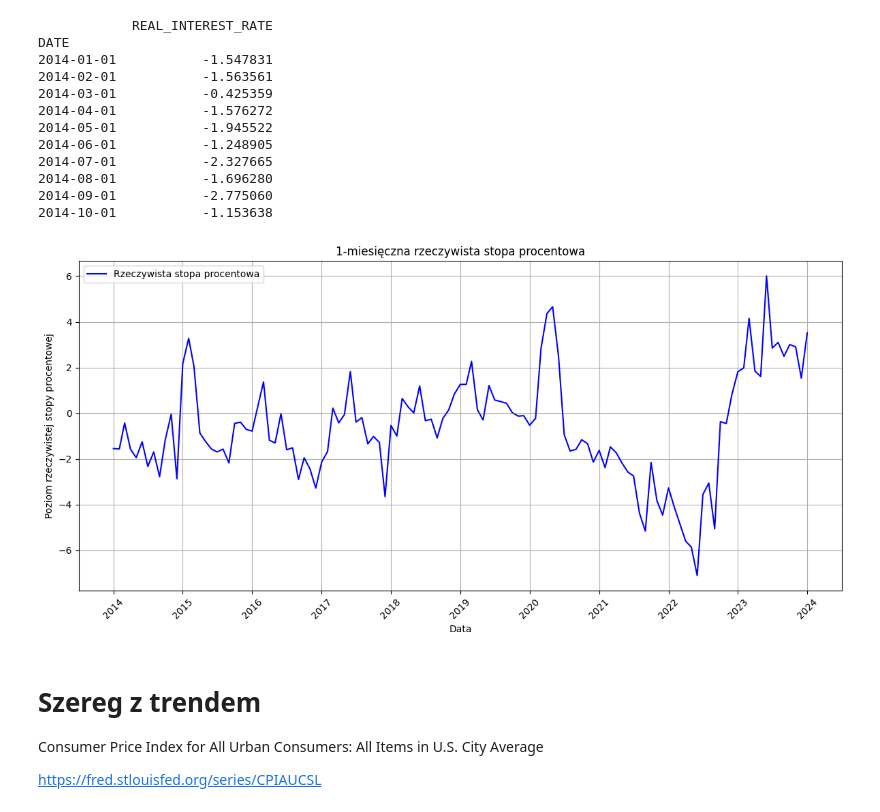
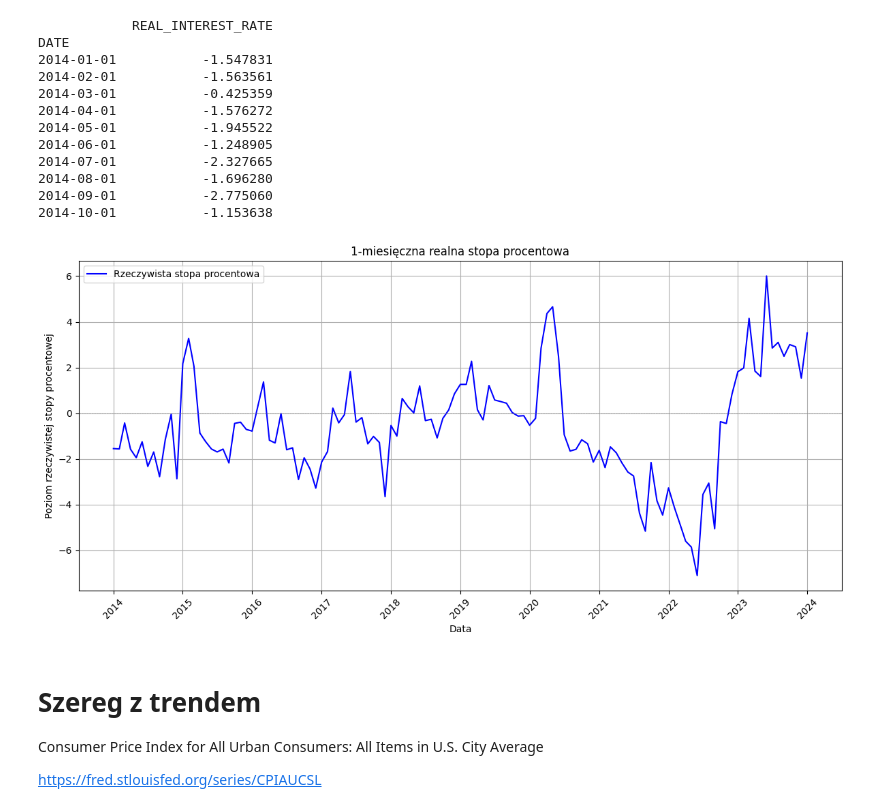
Before and after one commit to AldonaSwirad/Machine-learning-in-time-series-analysis, a Jupyter notebook: INZ.ipynb, the cells around one changed output. Drawn from its saved outputs; the diff is of its cells as text; code cells hidden in the pictures.

```diff
--- a/INZ.ipynb
+++ b/INZ.ipynb
@@ -54,26 +58,26 @@ DATE
 # %%
 #df_rate['DATE'] = pd.to_datetime(df_rate['DATE'])
 
 plt.figure(figsize=(12, 6))  # Ustawienie rozmiaru wykresu
 plt.plot(df_rate.index, df_rate['REAL_INTEREST_RATE'], label='Rzeczywista stopa procentowa', color='blue')
-plt.title('1-miesięczna rzeczywista stopa procentowa')
+plt.title('1-miesięczna realna stopa procentowa')
 plt.xlabel('Data')
 plt.ylabel('Poziom rzeczywistej stopy procentowej')
 
 # Ustawienie wyświetlania daty
 plt.gca().xaxis.set_major_locator(mdates.YearLocator())  # Tick co rok
 plt.gca().xaxis.set_major_formatter(mdates.DateFormatter('%Y'))  # Format tylko roku
 
 # Pochylenie napisów na osi X
 plt.xticks(rotation=45)  # Pochylenie napisów o 45 stopni
 
 plt.axhline(0, color='grey', lw=0.5, ls='--')  # Linia odniesienia na poziomie 0
 plt.grid()
 plt.legend()
 plt.tight_layout()  # Dopasowanie układu do wykresu
 plt.show()
 # %% [output]
-[figure, old version]
+[figure, new version]
 # %% [markdown]
 # Szereg z trendem
 Consumer Price Index for All Urban Consumers: All Items in U.S. City Average
```
Also changed, not shown: parts of 21 cells of this notebook, 2 other files.
